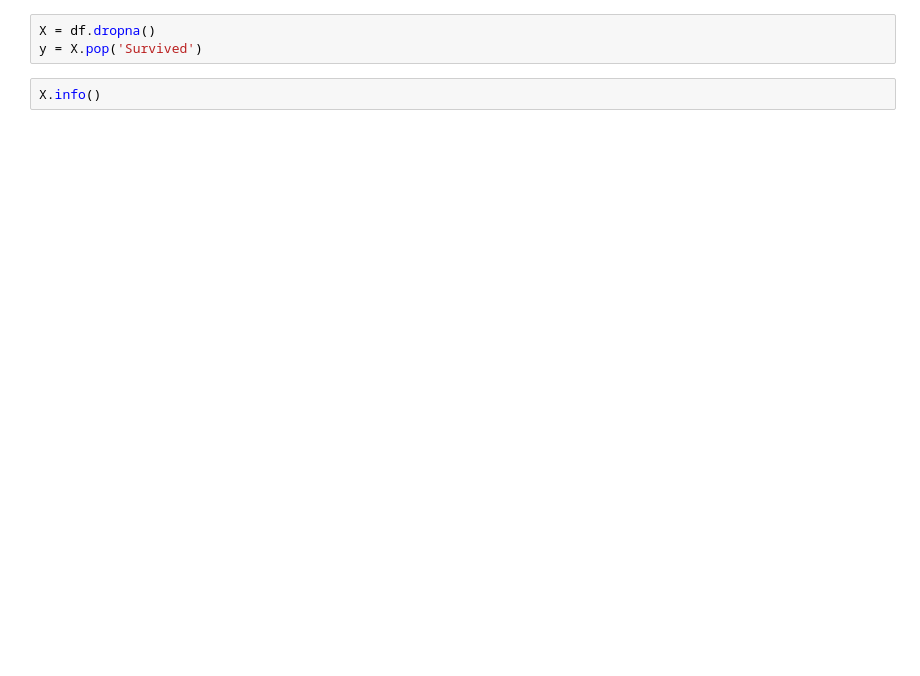
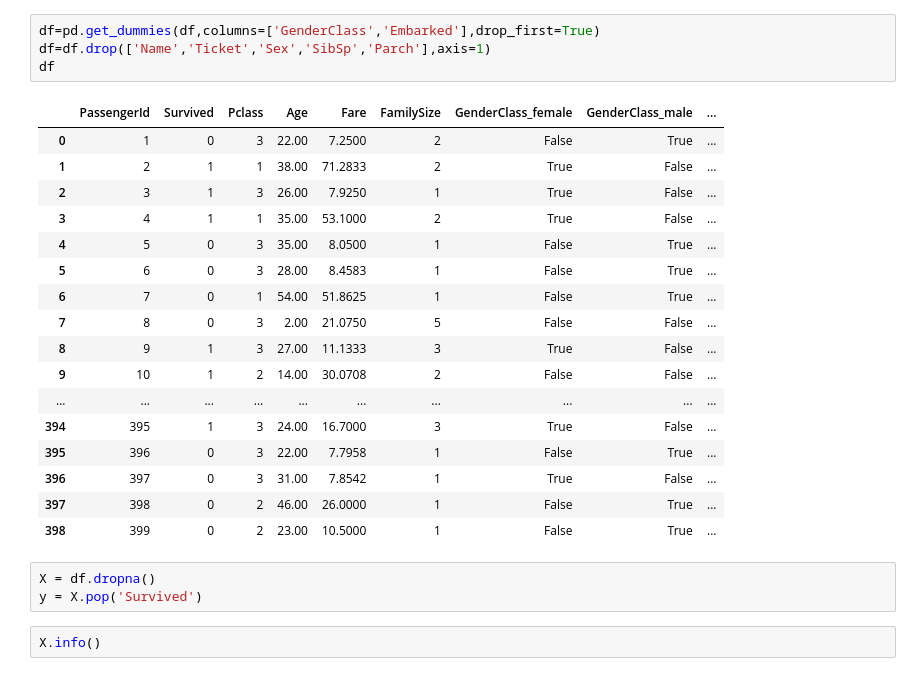
Before and after one commit to Cherpakov-Kirill/MasterML, a Jupyter notebook: 2.decision tree/decision_tree.ipynb, the cells around one changed output. Cells and saved outputs as stored; diff of their text form; blank space fills up the shorter version.

```diff
--- a/2.decision tree/decision_tree.ipynb
+++ b/2.decision tree/decision_tree.ipynb
@@ -66,3 +88,25 @@ df.describe()
+# %%
+df=pd.get_dummies(df,columns=['GenderClass','Embarked'],drop_first=True)
+df=df.drop(['Name','Ticket','Sex','SibSp','Parch'],axis=1)
+df
+# %% [output]
+|  | PassengerId | Survived | Pclass | Age | Fare | FamilySize | GenderClass_female | GenderClass_male | ... |
+| 0 | 1 | 0 | 3 | 22.00 | 7.2500 | 2 | False | True | ... |
+| 1 | 2 | 1 | 1 | 38.00 | 71.2833 | 2 | True | False | ... |
+| 2 | 3 | 1 | 3 | 26.00 | 7.9250 | 1 | True | False | ... |
+| 3 | 4 | 1 | 1 | 35.00 | 53.1000 | 2 | True | False | ... |
+| 4 | 5 | 0 | 3 | 35.00 | 8.0500 | 1 | False | True | ... |
+| 5 | 6 | 0 | 3 | 28.00 | 8.4583 | 1 | False | True | ... |
+| 6 | 7 | 0 | 1 | 54.00 | 51.8625 | 1 | False | True | ... |
+| 7 | 8 | 0 | 3 | 2.00 | 21.0750 | 5 | False | False | ... |
+| 8 | 9 | 1 | 3 | 27.00 | 11.1333 | 3 | True | False | ... |
+| 9 | 10 | 1 | 2 | 14.00 | 30.0708 | 2 | False | False | ... |
+| ... | ... | ... | ... | ... | ... | ... | ... | ... | ... |
+| 394 | 395 | 1 | 3 | 24.00 | 16.7000 | 3 | True | False | ... |
+| 395 | 396 | 0 | 3 | 22.00 | 7.7958 | 1 | False | True | ... |
+| 396 | 397 | 0 | 3 | 31.00 | 7.8542 | 1 | True | False | ... |
+| 397 | 398 | 0 | 2 | 46.00 | 26.0000 | 1 | False | True | ... |
+| 398 | 399 | 0 | 2 | 23.00 | 10.5000 | 1 | False | True | ... |
 # %%
 X = df.dropna()
 y = X.pop('Survived')
```
Also changed, not shown: parts of 12 cells of this notebook.
